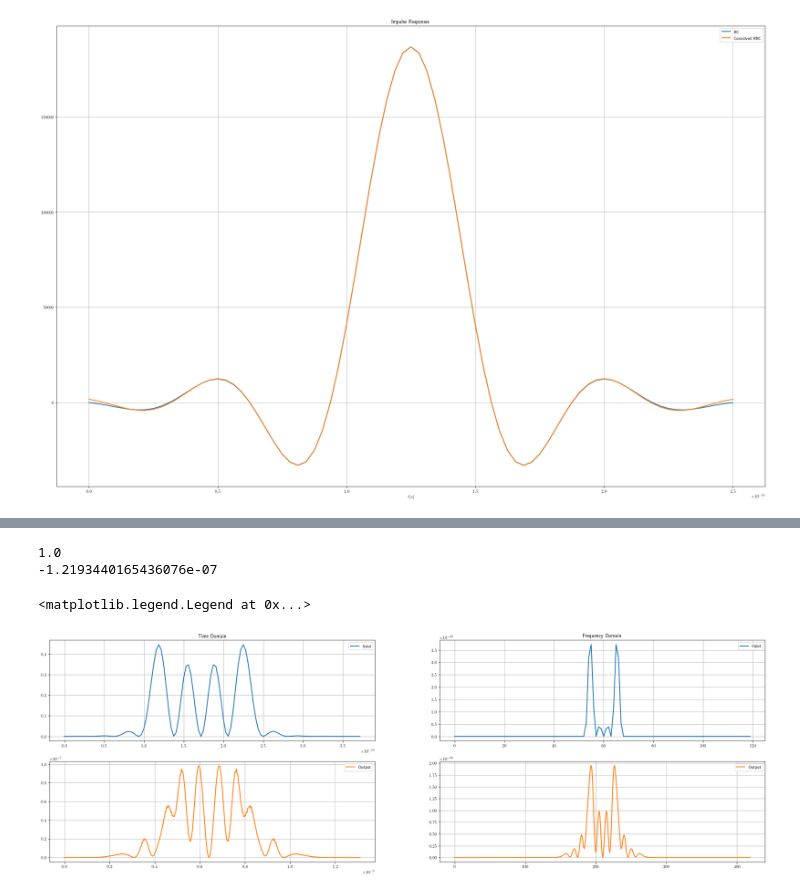
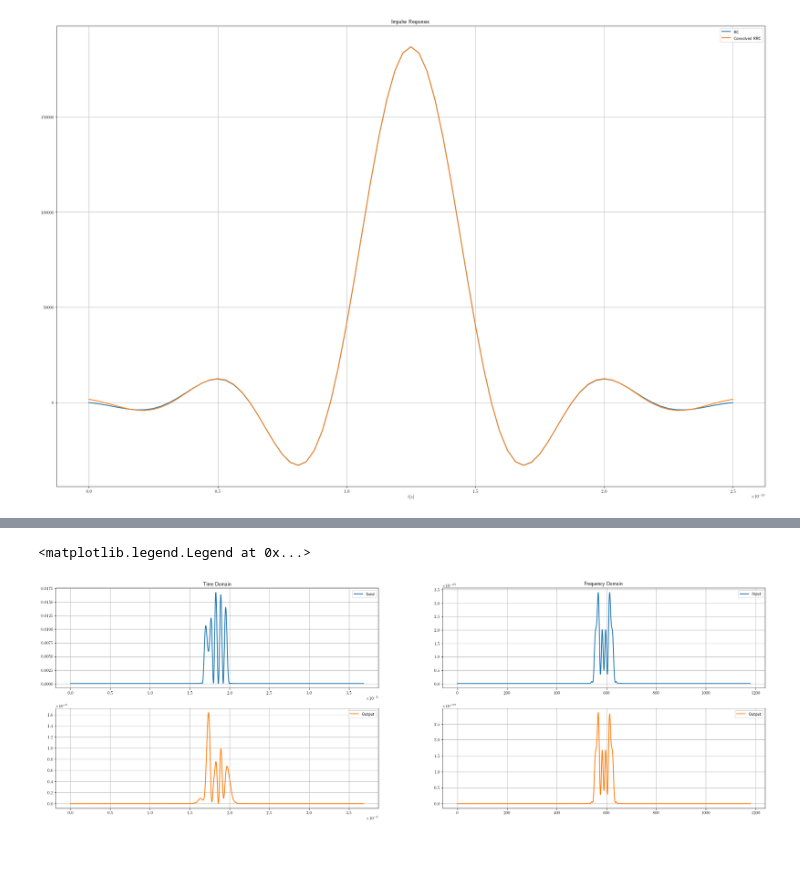
Before and after one commit to domrim/bachelorarbeit-code, a Jupyter notebook: jupyter-notebooks/tests.ipynb, the cells around one changed output, grey strips where cells are left out. Drawn from its saved outputs; the diff is of its cells as text; code cells hidden in the pictures; blank space fills up the shorter version.

```diff
--- a/jupyter-notebooks/tests.ipynb
+++ b/jupyter-notebooks/tests.ipynb
@@ -65,9 +65,9 @@ Text(0.5, 1.0, 'Impulse Responses')
 # modulation scheme and constellation points
 M = 2
 modulation = {'0': -1, '1': 1}
-n_symbol = 4 # number of symbols
+n_symbol = 10 # number of symbols
 
-P_in = 30  # Send Power in [dBm]
+P_in = 19  # Send Power in [dBm]
 
 # Signalfolge generieren
 send_bits = np.random.choice([symbol for symbol in modulation.keys()], size=n_symbol)
@@ -112,46 +112,44 @@ Text(0.5, 1.0, 'Modulation Gaus')
 # %%
 # Transmission
 z_length = 70  # [km]
-nz = 70  # steps
+nz = 10  # steps
 dz = z_length / nz  # [km]
 
-alpha = 0.2  # Dämpfung [dB/km]
+alpha = 0.2 # Dämpfung [dB/km]
 D = 17  # [ps/nm/km]
 beta2 = - (D * np.square(1550e-9)) / (2 * np.pi * 3e8) * 1e-3 # [s^2/km] propagation constant, lambda=1550nm is standard single-mode wavelength
 gamma = 1.3 # [1/W/km]
 
-send = zeroing(send_rc, 15 * int(1/f_symbol/t_sample_rc))
+send = zeroing(send_rc, 50 * int(1/f_symbol/t_sample_rc))
 
-output = splitstepfourier(send, t_sample_rc, dz, nz, alpha, beta2, gamma)
+output = splitstepfourier(send, t_sample_rc, int(z_length/10), 10, alpha, beta2, gamma)
 
 fig4 = plt.figure(figsize=figure_size)
 sbplt41 = fig4.add_subplot(421)
-sbplt41.plot(np.arange(send_rc.size)*t_sample_rc, np.square(abs(send_rc)), linewidth=2.0, label='Send')
+sbplt41.plot(np.arange(send.size)*t_sample_rc, np.square(abs(send)), linewidth=2.0, label='Send')
 
 sbplt41.grid(True)
 sbplt41.set_title('Time Domain')
 sbplt41.legend(loc='upper right')
 
 sbplt43 = fig4.add_subplot(423)
 sbplt43.plot(np.arange(output.size)*t_sample_rc, np.square(abs(output)), linewidth=2.0, label='Output', color='tab:orange')
 
 sbplt43.grid(True)
 sbplt43.legend(loc='upper right')
 
 sbplt42 = fig4.add_subplot(422)
-sbplt42.plot(np.fft.fftshift(np.square(abs(t_sample_gaussian*np.fft.fft(send_rrc)/np.sqrt(2*np.pi)))), linewidth=2.0, label='Input')
+sbplt42.plot(np.fft.fftshift(np.square(abs(t_sample_gaussian*np.fft.fft(send)/np.sqrt(2*np.pi)))), linewidth=2.0, label='Input')
 
 sbplt42.grid(True)
 sbplt42.set_title('Frequency Domain')
 sbplt42.legend(loc='upper right')
 
 sbplt44 = fig4.add_subplot(424)
 sbplt44.plot(np.fft.fftshift(np.square(abs(t_sample_gaussian*np.fft.fft(output)/np.sqrt(2*np.pi)))), linewidth=2.0, label='Output', color='tab:orange')
 
 sbplt44.grid(True)
 sbplt44.legend(loc='upper right')
 # %% [output]
-1.0
--1.2193440165436076e-07
+<matplotlib.legend.Legend at 0x...>
-<matplotlib.legend.Legend at 0x...>
-[figure, old version]
+[figure, new version]
```
Also changed, not shown: parts of 1 cell of this notebook, 3 other files.
